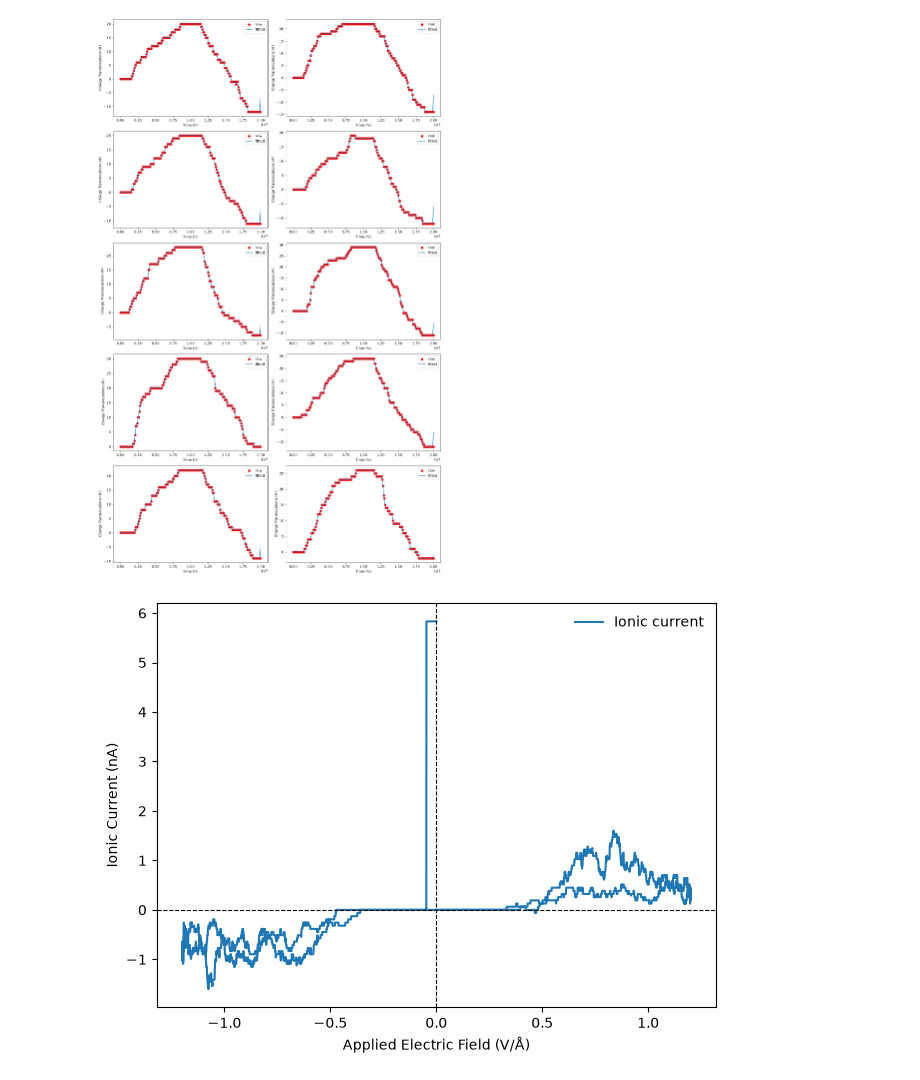
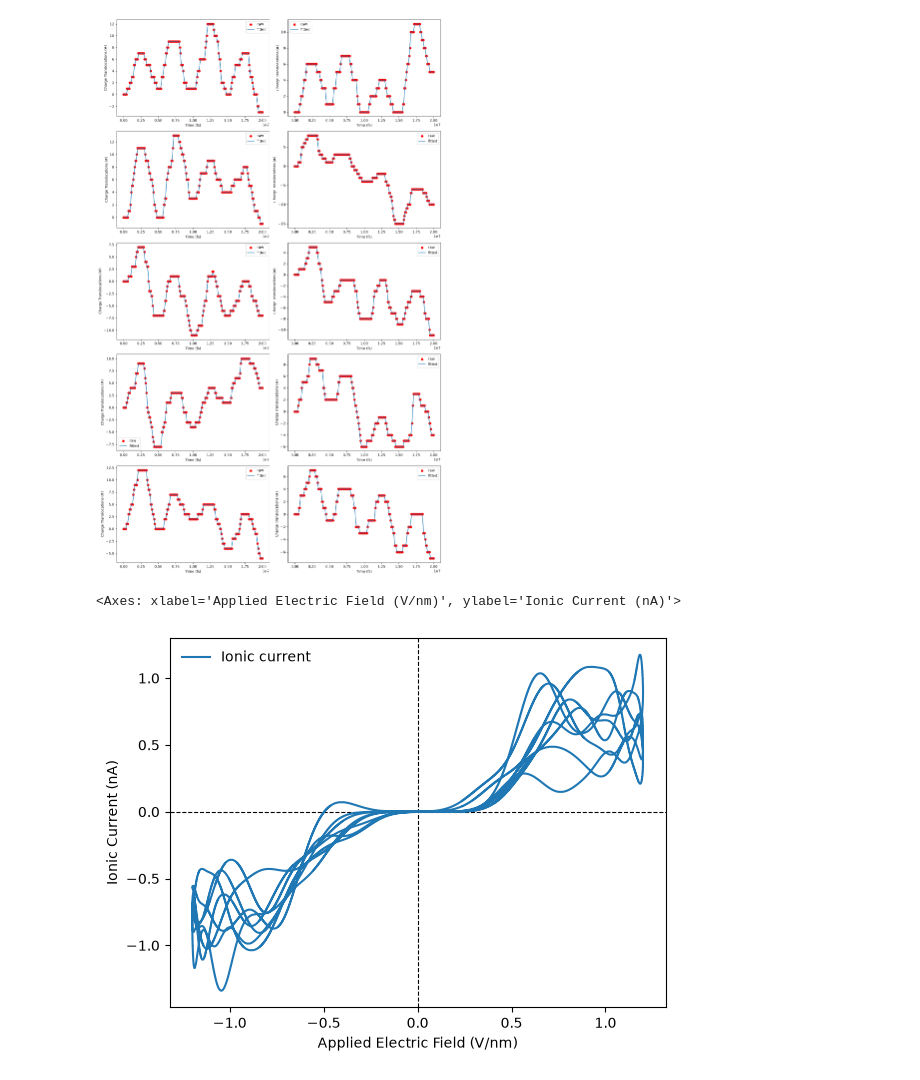
Before and after one commit to JovinRyan/MDToolkit, a Jupyter notebook: MDToolkit/iv_curve_analysis.ipynb, the cells around one changed output. Saved outputs shown, nothing was run; the diff lists cells and outputs as text; code cells hidden in the pictures.

Commit message:
multiple changes

```diff
--- a/MDToolkit/iv_curve_analysis.ipynb
+++ b/MDToolkit/iv_curve_analysis.ipynb
@@ -7,32 +7,18 @@ import pandas as pd
 import os
 import numpy as np
 import glob
-from MDToolkit.math.smoothing import lowess, savgol, convolve, kernel_nadaraya_watson
+from MDToolkit.math.smoothing import lowess, savgol, convolve, kernel_nadaraya_watson, kernel_gaussian
 from MDToolkit.math.differentiate import forward_finite_difference
+import scipy.constants as scc
 
-frequency = 50 # MHz
+frequency = 200 # MHz
 
 files_dir = f"/media/jrjoseph/Elements/projects/fem_memristor/md_simulations/cscl_graphene_{frequency}MHz_ls6/"
-ensembles = [1, 2, 3, 4, 5, 6, 7, 8, 9, 10]
+# ensembles = [1, 2, 3, 4, 5, 6, 7, 8, 9, 10]
 
-# times = ["15ns", "20ns", "25ns", "30ns", "35ns"]
+time = 20 if frequency == 200 else 20 # ns
 
-# df_list = []
-
-# for time in times:
-#     file_names = [f"kcl_mos2_ensemble{ensemble}_{time}.csv" for ensemble in ensembles]
-
-#     dfs = [pd.read_csv(os.path.join(files_dir, file_name)) for file_name in file_names]
-
-#     df = pd.concat(dfs).groupby(level=0).mean()
-
-#     df_list.append(df)
-
-# print(df_list[-1])
-
-# Multiple CSV Files
-
-csv_files = glob.glob(f"{files_dir}/*.csv")
+csv_files = glob.glob(f"{files_dir}/CsCl_{frequency}MHz_run*_{time}ns_translocations.csv")
 df_list = [pd.read_csv(file) for file in csv_files]
 # %%
 # Manually Defined Electric Field
@@ -179,30 +209,33 @@ xs = []
 ys = []
 dydxs = []
 
-per_period_window = 250
-n_points = 100000
+n_points = 200000
 
 # int(per_period_window / ((max(df["timesteps"]) * 10**-15) / period))
+
+bndwidth = 75000 if frequency == 200 else 350000
 
 for df in df_list:
     # x, y = lowess(df["timesteps"], df["cumulative_charge_translocation"], window = per_period_window, n_points=n_points)
     # x, y = savgol(df["timesteps"], df["cumulative_charge_translocation"], window = per_period_window, n_points=n_points)
-    x, y = convolve(df["timesteps"], df["cumulative_charge_translocation"], window = per_period_window, n_points=n_points)
+    # x, y = convolve(df["timesteps"], df["cumulative_charge_translocation"], window = per_period_window, n_points=n_points)
+    x, y = kernel_gaussian(df["timesteps"], df["cumulative_charge_translocation"], bandwidth=bndwidth, n_points=n_points)
     xs.append(x)
     ys.append(y)
     dydxs.append(forward_finite_difference(x, y))
 
 plot_charge_translocation_wfit(df_list, xs, ys)
 # %% [output]
-[figure, old version]
+[figure, new version]
 # %%
-import scipy.constants as scc
+
 
 I = np.mean(dydxs, axis = 0)
 V = V_from_t(xs[0], V_max, period)
 
-plot_IV_curve(V, I * scc.e * 10**15 * 10**9, ylabel="Ionic Current (nA)")
+plot_IV_curve(V, I * scc.e * 10**15 * 10**9, ylabel="Ionic Current (nA)", arrows = False)
 # %% [output]
+<Axes: xlabel='Applied Electric Field (V/nm)', ylabel='Ionic Current (nA)'>
-[figure, old version]
+[figure, new version]
 # %%
 mean_df = pd.concat(df_list)
```
Also changed, not shown: parts of 4 cells of this notebook, 14 other files.
